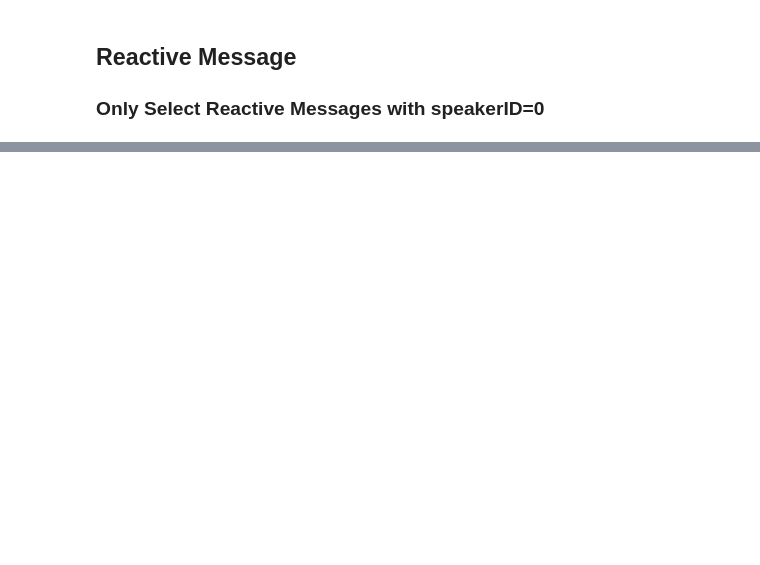
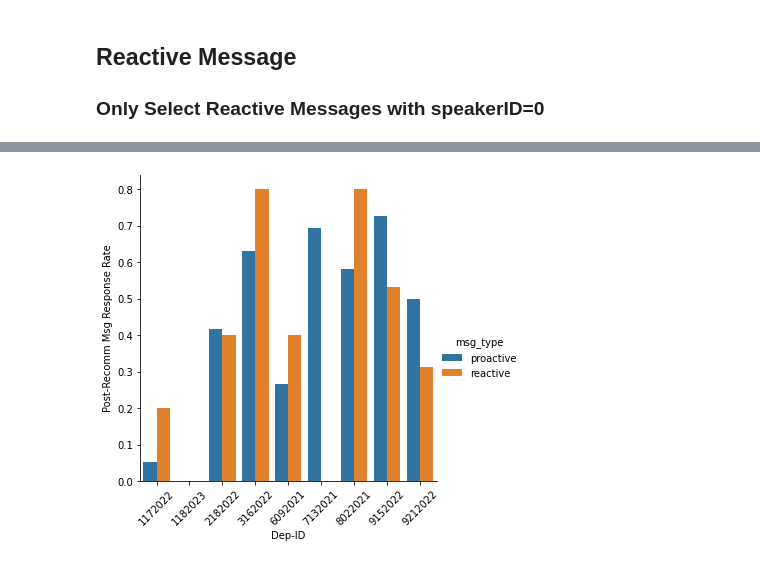
Before and after one commit to peter-peng-w/PCR_DataMining, a Jupyter notebook: compute_recomm_modeling_all.ipynb, the cells around one changed output, grey strips where cells are left out. Cells and saved outputs as stored; diff of their text form; code cells hidden in the pictures; blank space fills up the shorter version.

```diff
--- a/compute_recomm_modeling_all.ipynb
+++ b/compute_recomm_modeling_all.ipynb
@@ -707,0 +943,14 @@ with open(reactive_speakerID_0_timestamp_file_path, 'w') as f_out:
+# %%
+sns.catplot(
+    data=data_df, kind="bar",
+    x="dep_id", y="post_recomm_response_rate", hue="msg_type",
+    # errorbar="sd", palette="dark", alpha=.6, height=6
+)
+# g.despine(left=True)
+# g.set_axis_labels("Dep-ID", "Post-Recomm Msg Response Rate")
+plt.xlabel("Dep-ID")
+plt.xticks(rotation=45)
+plt.ylabel("Post-Recomm Msg Response Rate")
+plt.show()
+# %% [output]
+[figure, added]
```
Also changed, not shown: parts of 31 cells of this notebook.
